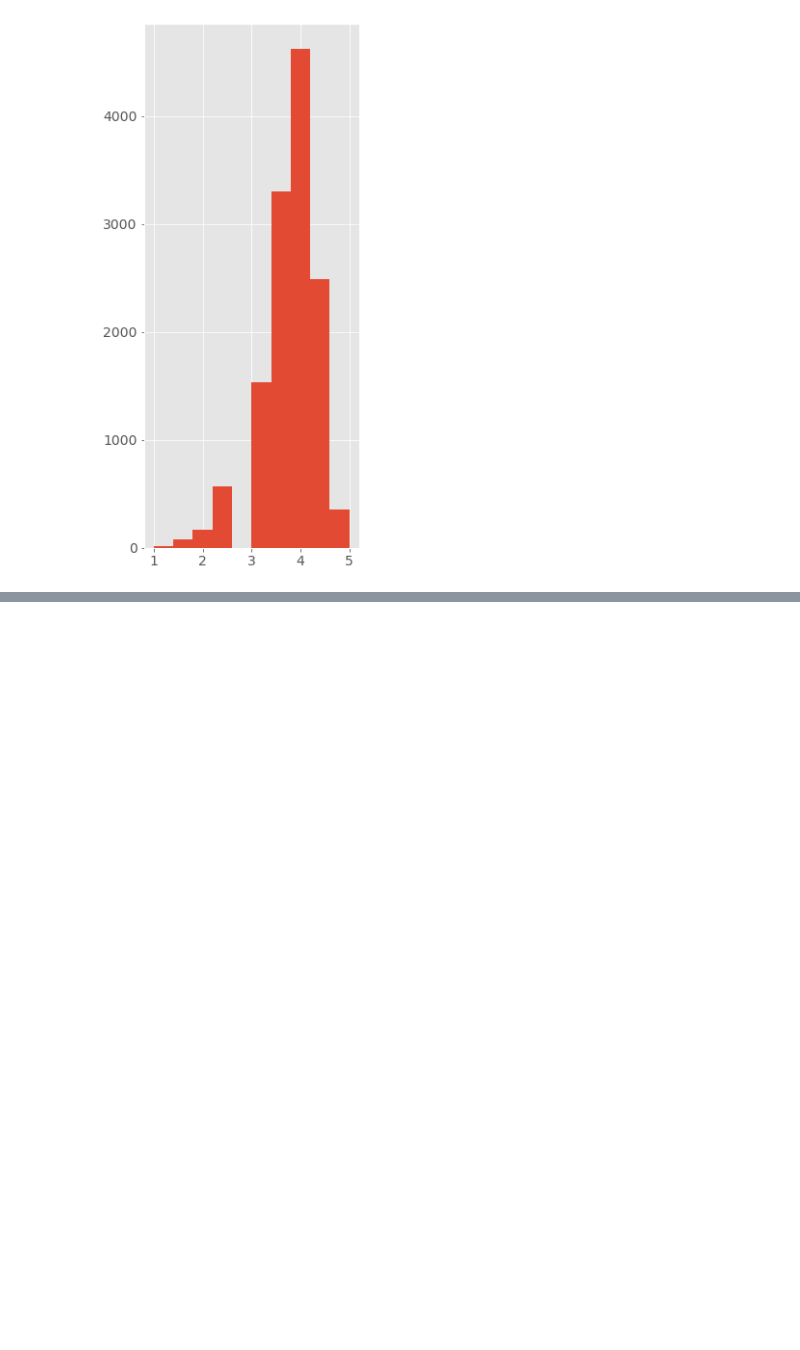
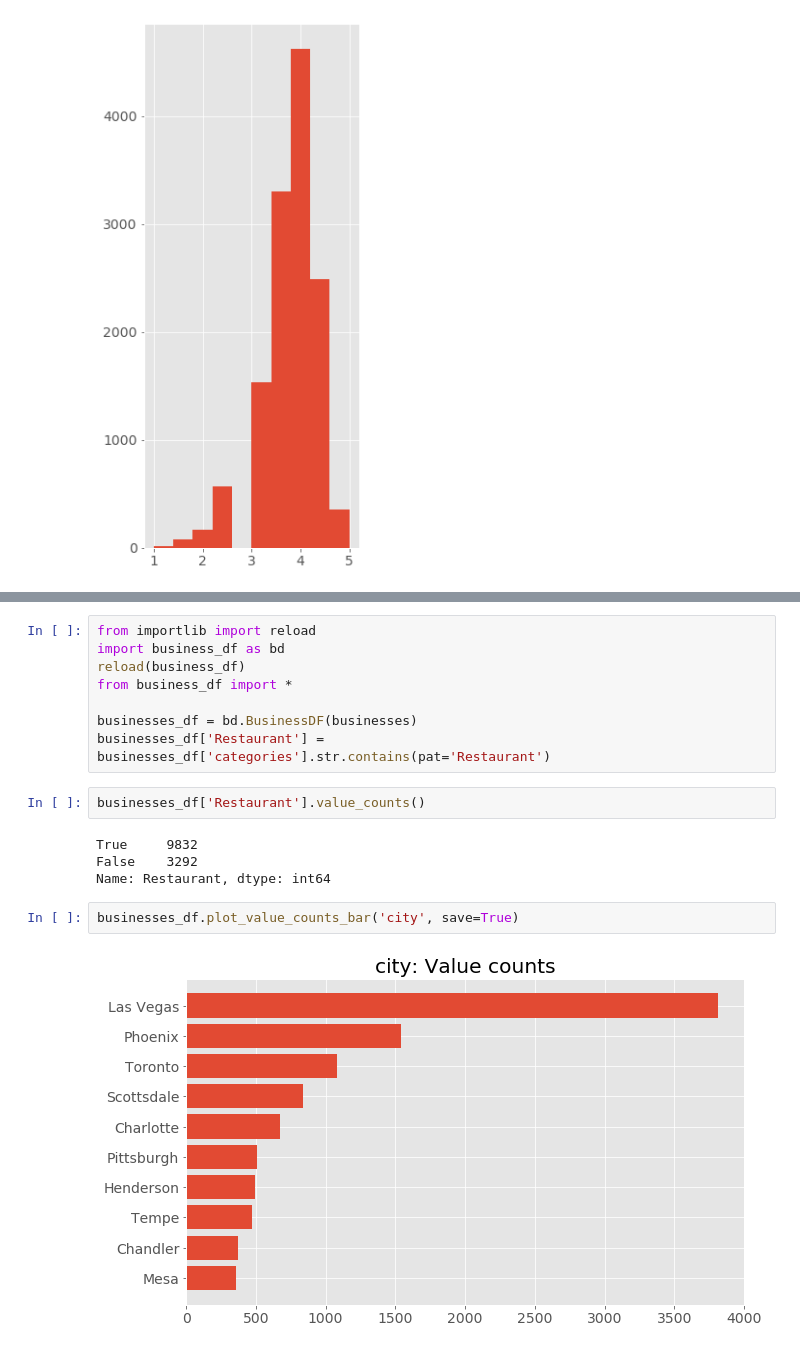
Before and after one commit to Laura-Kimble/Yelp-Reviews, a Jupyter notebook: notebooks/business_eda.ipynb, the cells around one changed output, grey strips where cells are left out. Drawn from its saved outputs; the diff is of its cells as text; blank space fills up the shorter version.

```diff
--- a/notebooks/business_eda.ipynb
+++ b/notebooks/business_eda.ipynb
@@ -127,0 +173,18 @@ businesses_df.plot_hist('stars')
+# %%
+from importlib import reload
+import business_df as bd
+reload(business_df)
+from business_df import *
+
+businesses_df = bd.BusinessDF(businesses)
+businesses_df['Restaurant'] = businesses_df['categories'].str.contains(pat='Restaurant')
+# %%
+businesses_df['Restaurant'].value_counts()
+# %% [output]
+True     9832
+False    3292
+Name: Restaurant, dtype: int64
+# %%
+businesses_df.plot_value_counts_bar('city', save=True)
+# %% [output]
+[figure, added]
```
Also changed, not shown: parts of 12 cells of this notebook, 5 other files.
